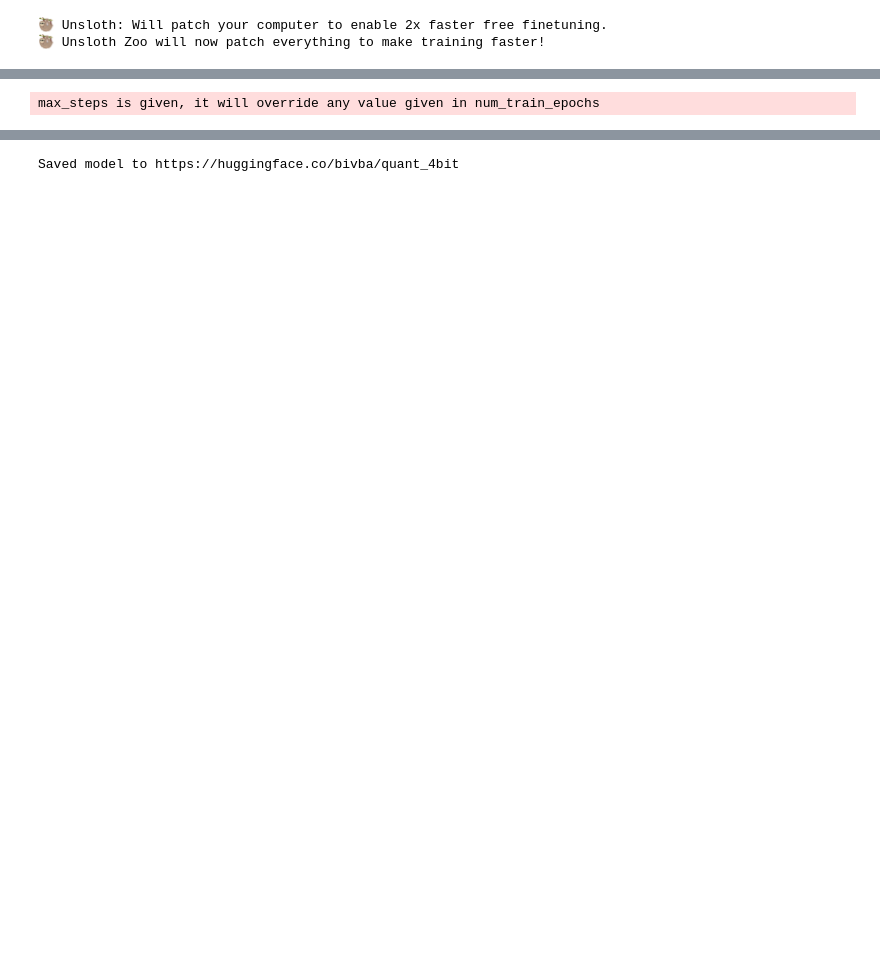
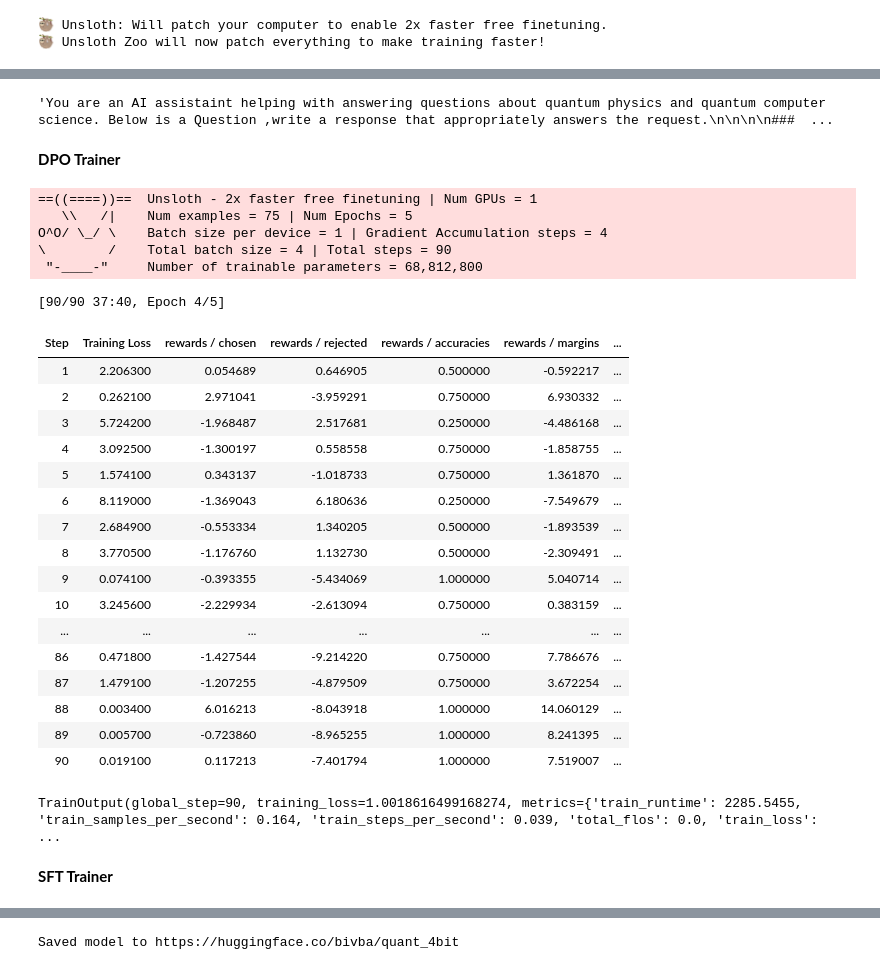
Before and after one commit to bivba/prikols, a Jupyter notebook: quanti.ipynb, the cells around one changed output, grey strips where cells are left out. Cells and saved outputs as stored; diff of their text form; code cells hidden in the pictures; blank space fills up the shorter version.

Commit message:
DPO training

```diff
--- a/quanti.ipynb
+++ b/quanti.ipynb
@@ -286,0 +341,6 @@ qas = qas.map(formatting_prompts_func, batched=True,)
+# %%
+qas[9]['prompt']
+# %% [output]
+'You are an AI assistaint helping with answering questions about quantum physics and quantum computer science. Below is a Question ,write a response that appropriately answers the request.\n\n\n\n###  ...
+# %% [markdown]
+**DPO Trainer**
@@ -287,3 +408,32 @@ qas = qas.map(formatting_prompts_func, batched=True,)
+# %%
+dpo_trainer.train()
+# %% [output]
+==((====))==  Unsloth - 2x faster free finetuning | Num GPUs = 1
+   \\   /|    Num examples = 75 | Num Epochs = 5
+O^O/ \_/ \    Batch size per device = 1 | Gradient Accumulation steps = 4
+\        /    Total batch size = 4 | Total steps = 90
+ "-____-"     Number of trainable parameters = 68,812,800
+[90/90 37:40, Epoch 4/5]
+| Step | Training Loss | rewards / chosen | rewards / rejected | rewards / accuracies | rewards / margins | ... |
+| 1 | 2.206300 | 0.054689 | 0.646905 | 0.500000 | -0.592217 | ... |
+| 2 | 0.262100 | 2.971041 | -3.959291 | 0.750000 | 6.930332 | ... |
+| 3 | 5.724200 | -1.968487 | 2.517681 | 0.250000 | -4.486168 | ... |
+| 4 | 3.092500 | -1.300197 | 0.558558 | 0.750000 | -1.858755 | ... |
+| 5 | 1.574100 | 0.343137 | -1.018733 | 0.750000 | 1.361870 | ... |
+| 6 | 8.119000 | -1.369043 | 6.180636 | 0.250000 | -7.549679 | ... |
+| 7 | 2.684900 | -0.553334 | 1.340205 | 0.500000 | -1.893539 | ... |
+| 8 | 3.770500 | -1.176760 | 1.132730 | 0.500000 | -2.309491 | ... |
+| 9 | 0.074100 | -0.393355 | -5.434069 | 1.000000 | 5.040714 | ... |
+| 10 | 3.245600 | -2.229934 | -2.613094 | 0.750000 | 0.383159 | ... |
+| ... | ... | ... | ... | ... | ... | ... |
+| 86 | 0.471800 | -1.427544 | -9.214220 | 0.750000 | 7.786676 | ... |
+| 87 | 1.479100 | -1.207255 | -4.879509 | 0.750000 | 3.672254 | ... |
+| 88 | 0.003400 | 6.016213 | -8.043918 | 1.000000 | 14.060129 | ... |
+| 89 | 0.005700 | -0.723860 | -8.965255 | 1.000000 | 8.241395 | ... |
+| 90 | 0.019100 | 0.117213 | -7.401794 | 1.000000 | 7.519007 | ... |
+TrainOutput(global_step=90, training_loss=1.0018616499168274, metrics={'train_runtime': 2285.5455, 'train_samples_per_second': 0.164, 'train_steps_per_second': 0.039, 'total_flos': 0.0, 'train_loss':  ...
+# %% [markdown]
+**SFT Trainer**
 # %%
 from trl import SFTTrainer
 
@@ -317,9 +467,9 @@ trainer = SFTTrainer(
 
         warmup_steps = 5,
 
-        max_steps = 90,
+        #max_steps = 60,
 
-        #num_train_epochs = 3, # For longer training runs!
+        num_train_epochs = 5, # For longer training runs!
 
         learning_rate = 2e-4,
 
@@ -335,7 +485,7 @@ trainer = SFTTrainer(
 
         lr_scheduler_type = "linear",
 
-        seed = 3407,
+        seed = 42,
 
         output_dir = "outputs",
 
@@ -344,8 +494,6 @@ trainer = SFTTrainer(
     ),
 
 )
-# %% [output]
-max_steps is given, it will override any value given in num_train_epochs
 # %%
 #@title Show current memory stats
 
```
Also changed, not shown: parts of 17 cells of this notebook.
